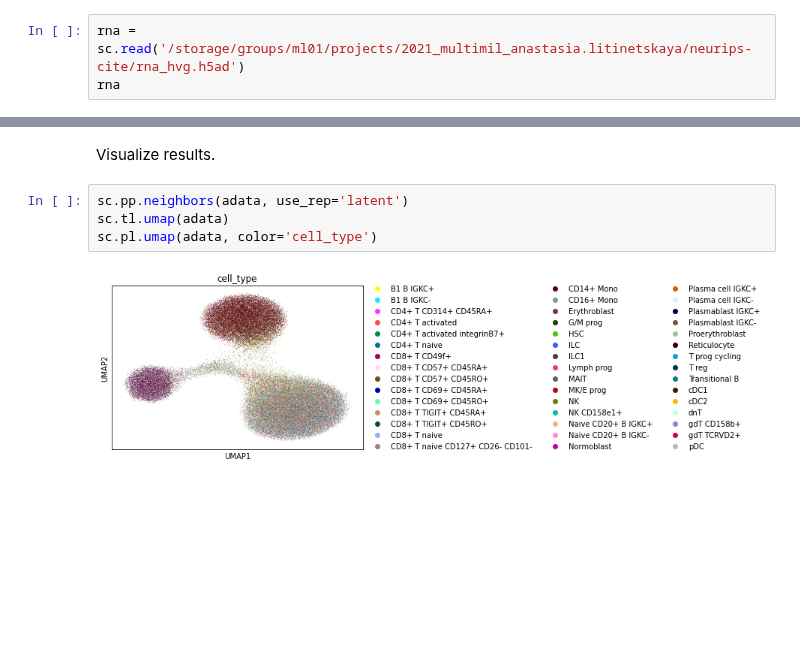
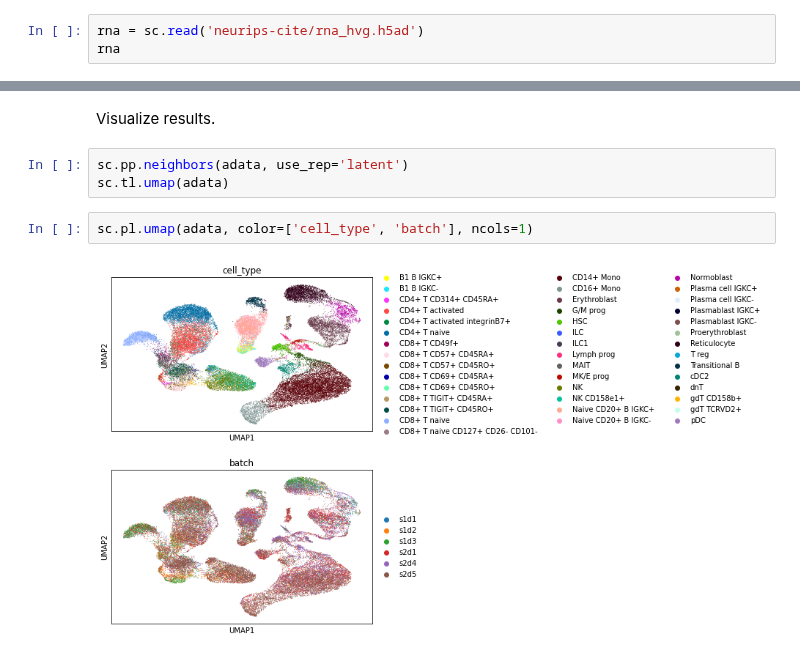
Before and after one commit to theislab/multigrate, a Jupyter notebook: docs/source/tutorials/integration.ipynb, the cells around one changed output, grey strips where cells are left out. Saved outputs shown, nothing was run; the diff lists cells and outputs as text; blank space fills up the shorter version.

```diff
--- a/docs/source/tutorials/integration.ipynb
+++ b/docs/source/tutorials/integration.ipynb
@@ -11,7 +12,7 @@ import scanpy as sc
 # %% [output]
 Global seed set to 0
 # %%
-rna = sc.read('/storage/groups/ml01/projects/2021_multimil_anastasia.litinetskaya/neurips-cite/rna_hvg.h5ad')
+rna = sc.read('neurips-cite/rna_hvg.h5ad')
 rna
 # %% [output]
 AnnData object with n_obs × n_vars = 90261 × 4000
@@ -130,6 +168,7 @@ Visualize results.
 # %%
 sc.pp.neighbors(adata, use_rep='latent')
 sc.tl.umap(adata)
-sc.pl.umap(adata, color='cell_type')
-# %% [output]
-[figure, removed]
+# %%
+sc.pl.umap(adata, color=['cell_type', 'batch'], ncols=1)
+# %% [output]
+[figure, added]
```
Also changed, not shown: parts of 14 cells of this notebook.
